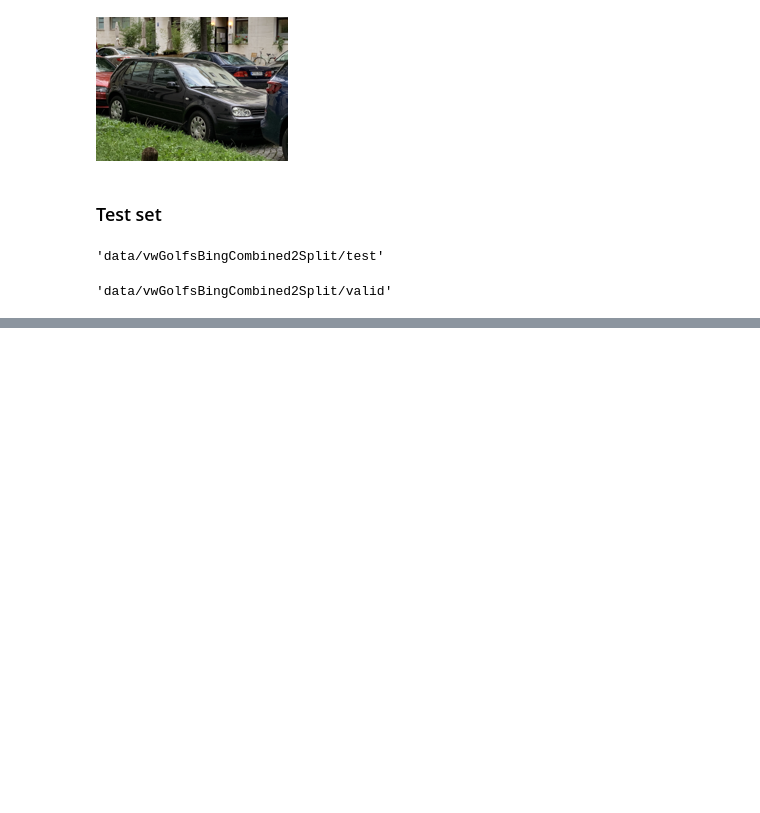
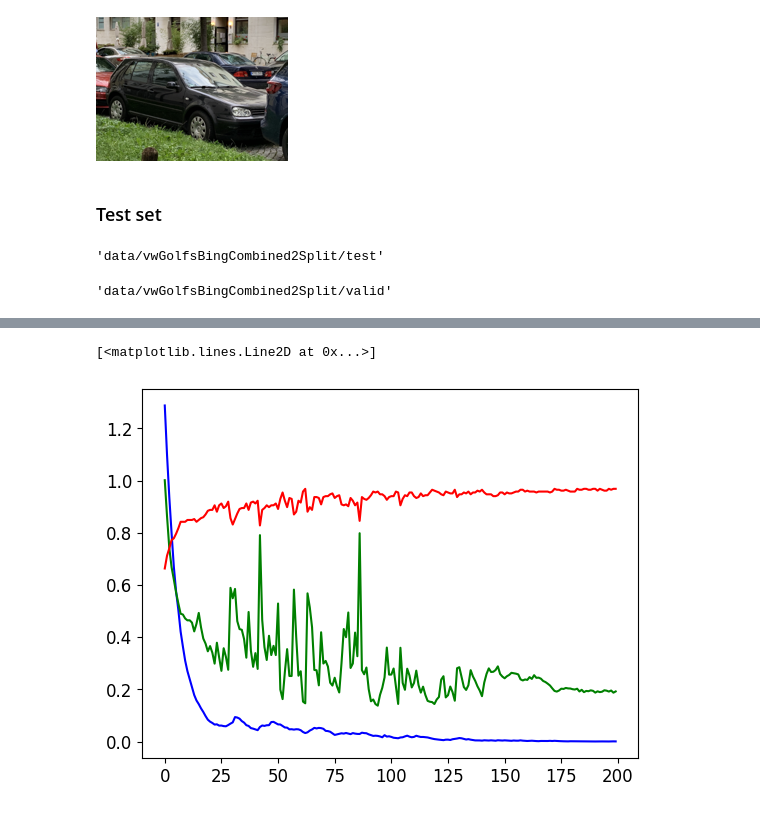
Before and after one commit to kulich-ua/car-classifier, a Jupyter notebook: Train.ipynb, the cells around one changed output, grey strips where cells are left out. Drawn from its saved outputs; the diff is of its cells as text; code cells hidden in the pictures; blank space fills up the shorter version.

```diff
--- a/Train.ipynb
+++ b/Train.ipynb
@@ -138,0 +140,9 @@ learn_inf.show_results(dl=ownTestDl, max_n=16)
+# %%
+skip_first = 0
+index_slice = slice(skip_first, epochs)
+plt.plot(L(learn.recorder.values[index_slice]).itemgot(0), color='b')
+plt.plot(L(learn.recorder.values[index_slice]).itemgot(1), color='g')
+plt.plot(L(learn.recorder.values[index_slice]).itemgot(2), color='r')
+# %% [output]
+[<matplotlib.lines.Line2D at 0x...>]
+[figure, added]
```
Also changed, not shown: parts of 13 cells of this notebook.
